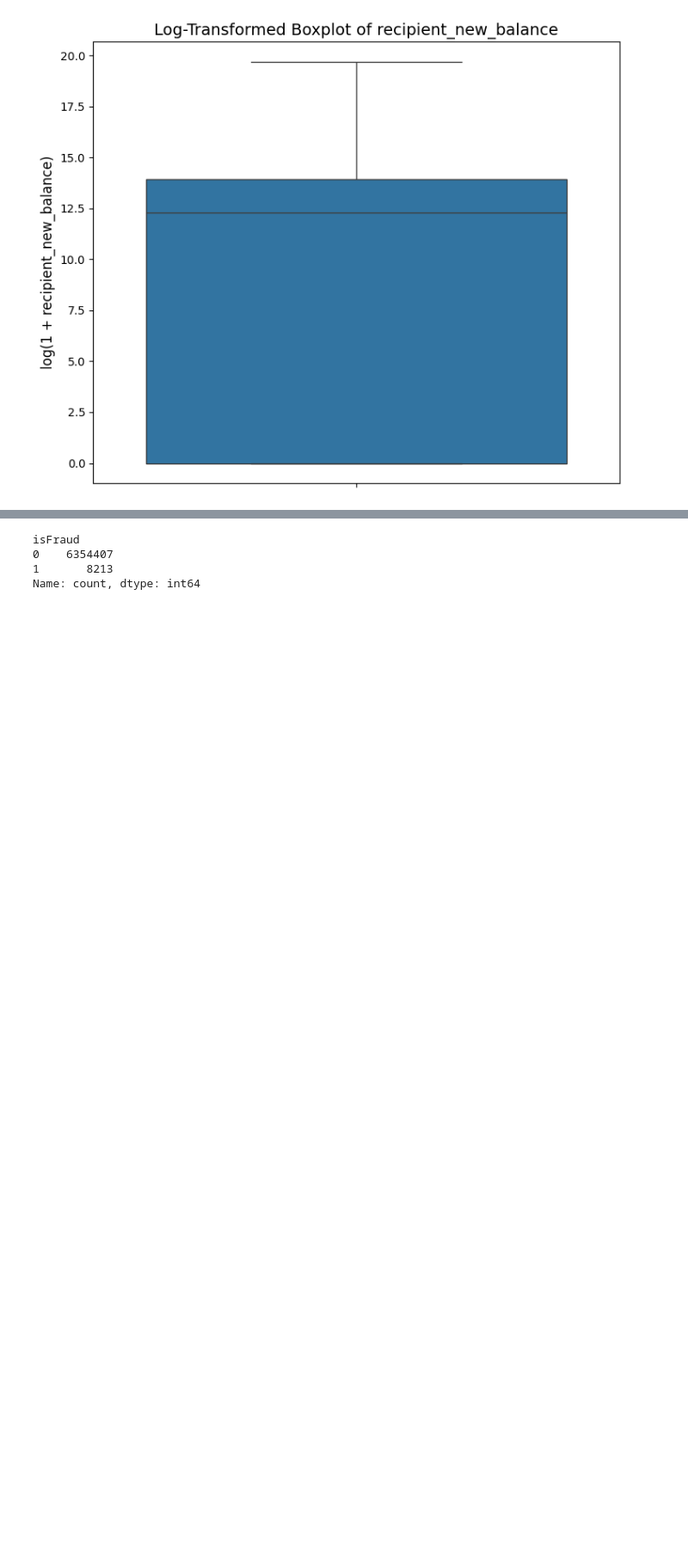
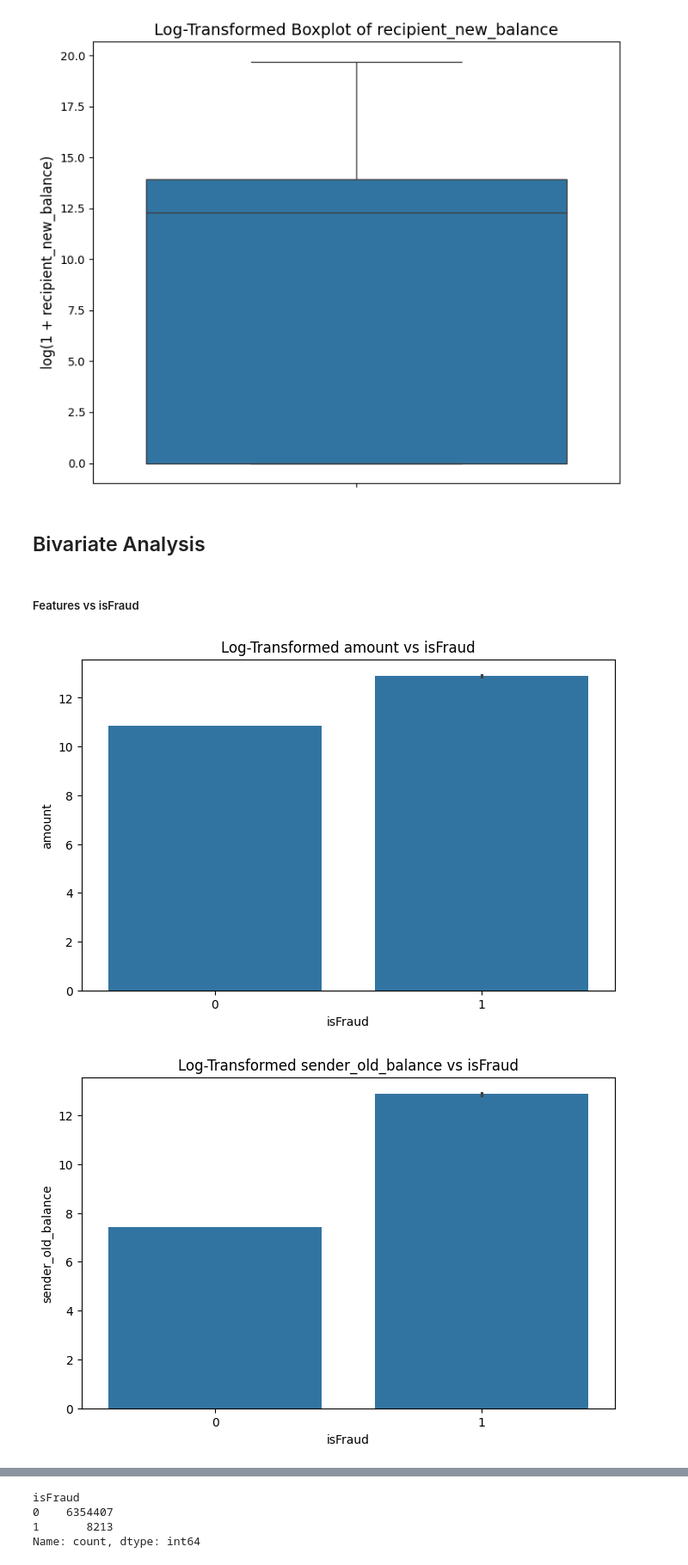
Before and after one commit to md-saqib001/Online-Payments-Fraud-Detection, a Jupyter notebook: fraud_analysis.ipynb, the cells around one changed output, grey strips where cells are left out. Shown at 86% size. Saved outputs shown, nothing was run; the diff lists cells and outputs as text; code cells hidden in the pictures; blank space fills up the shorter version.

```diff
--- a/fraud_analysis.ipynb
+++ b/fraud_analysis.ipynb
@@ -439,3 +478,17 @@ for col in numeric_cols:
 [figure]
 [figure]
 [figure]
+# %% [markdown]
+## Bivariate Analysis
+# %% [markdown]
+##### Features vs isFraud
+# %%
+for col in numeric_cols:
+    log_data=np.log1p(df[col])
+    plt.figure(figsize=(8,5))
+    sns.barplot(x=df['isFraud'], y=log_data)
+    plt.title(f"Log-Transformed {col} vs isFraud")
+    plt.show()
+# %% [output]
+[figure, added]
+[figure, added]
```
Also changed, not shown: parts of 10 cells of this notebook, 5 other files.
